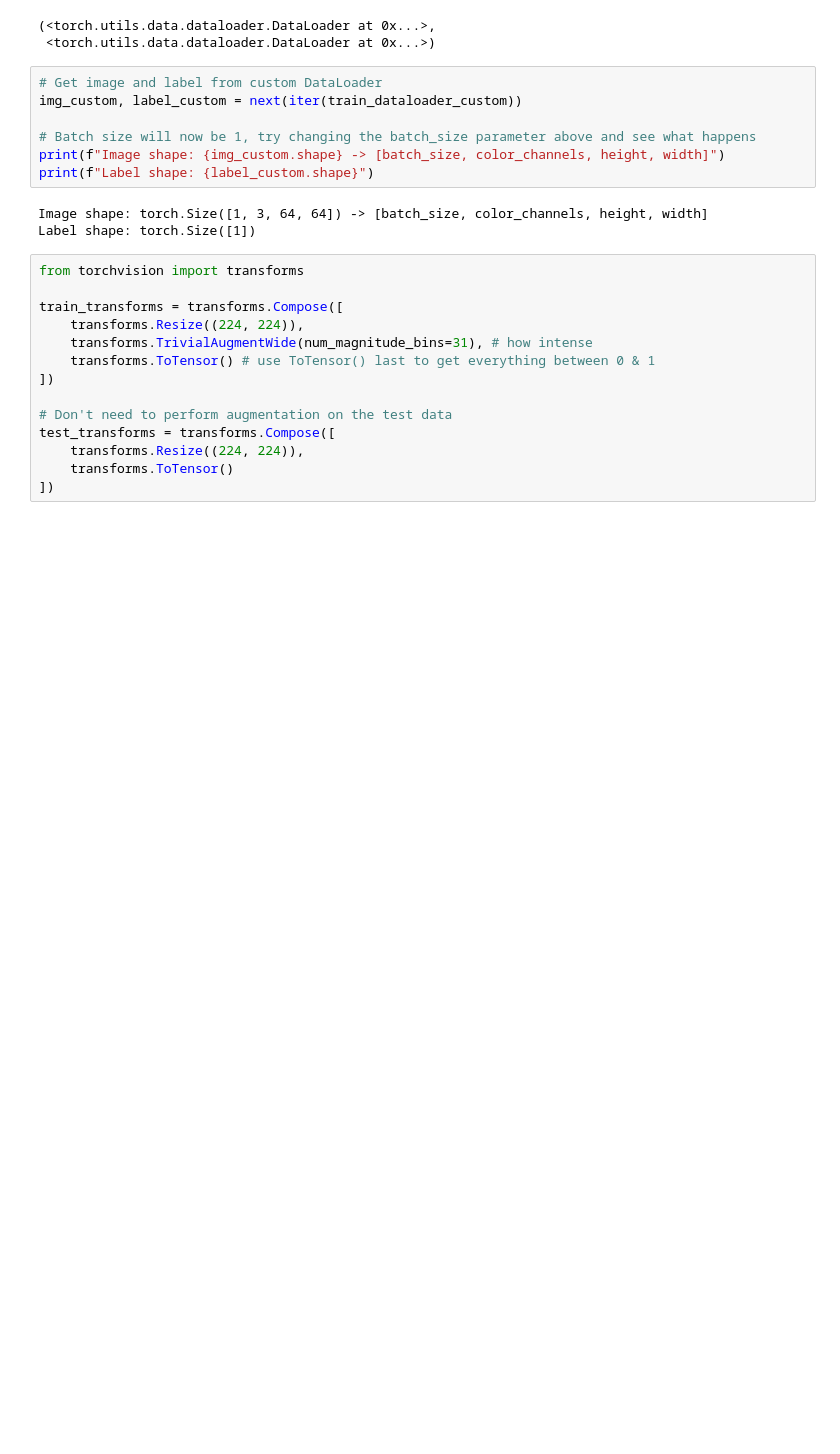
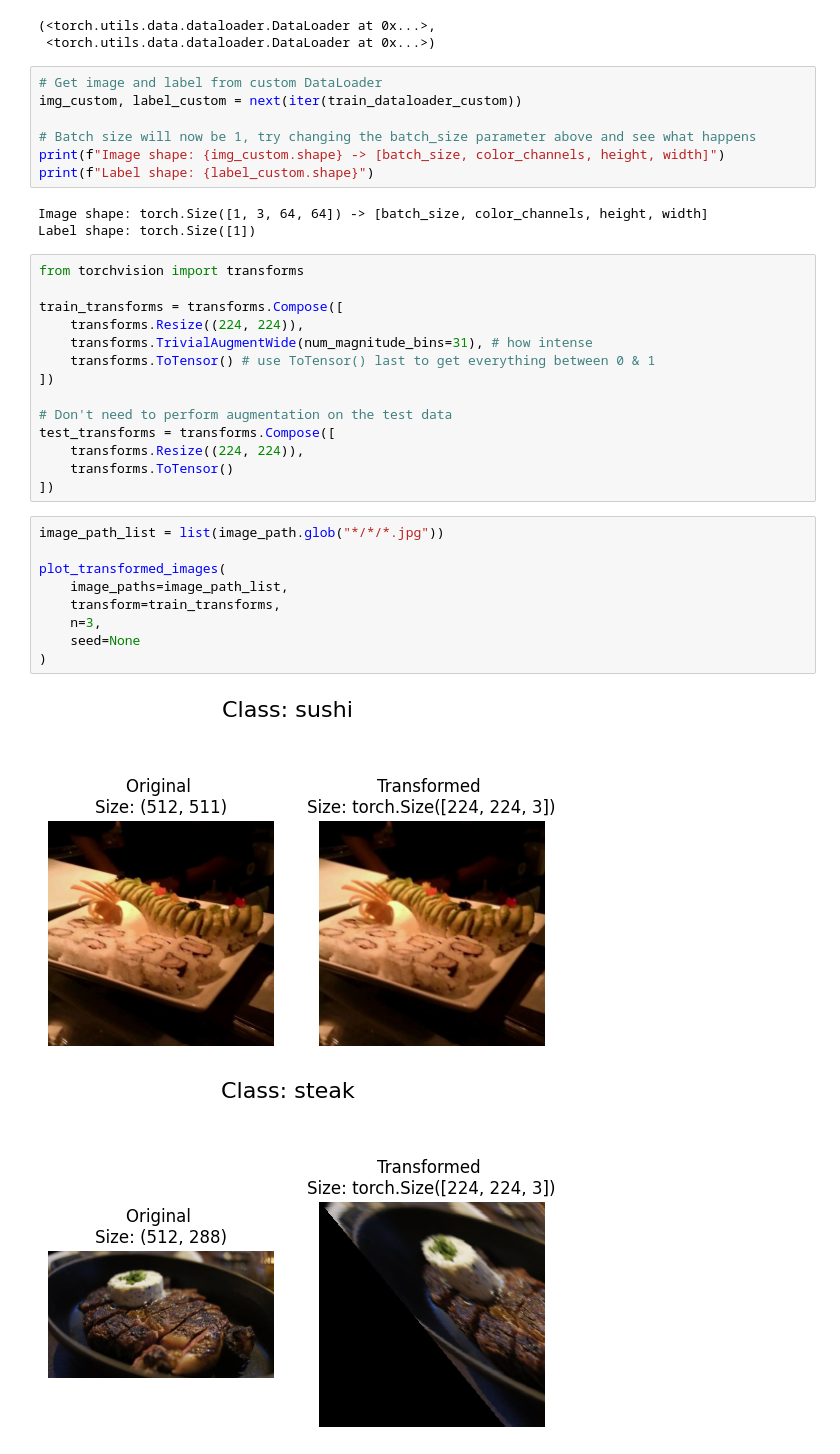
Before and after one commit to AlexanderAKM/Pytorch-Fundamentals, a Jupyter notebook: 04_pytorch_custom_datasets.ipynb, the cells around one changed output. Saved outputs shown, nothing was run; the diff lists cells and outputs as text; blank space fills up the shorter version.

```diff
--- a/04_pytorch_custom_datasets.ipynb
+++ b/04_pytorch_custom_datasets.ipynb
@@ -507,3 +507,15 @@ test_transforms = transforms.Compose([
     transforms.Resize((224, 224)),
     transforms.ToTensor()
 ])
+# %%
+image_path_list = list(image_path.glob("*/*/*.jpg"))
+
+plot_transformed_images(
+    image_paths=image_path_list,
+    transform=train_transforms,
+    n=3,
+    seed=None
+)
+# %% [output]
+[figure, added]
+[figure, added]
```
Also changed, not shown: parts of 9 cells of this notebook.
